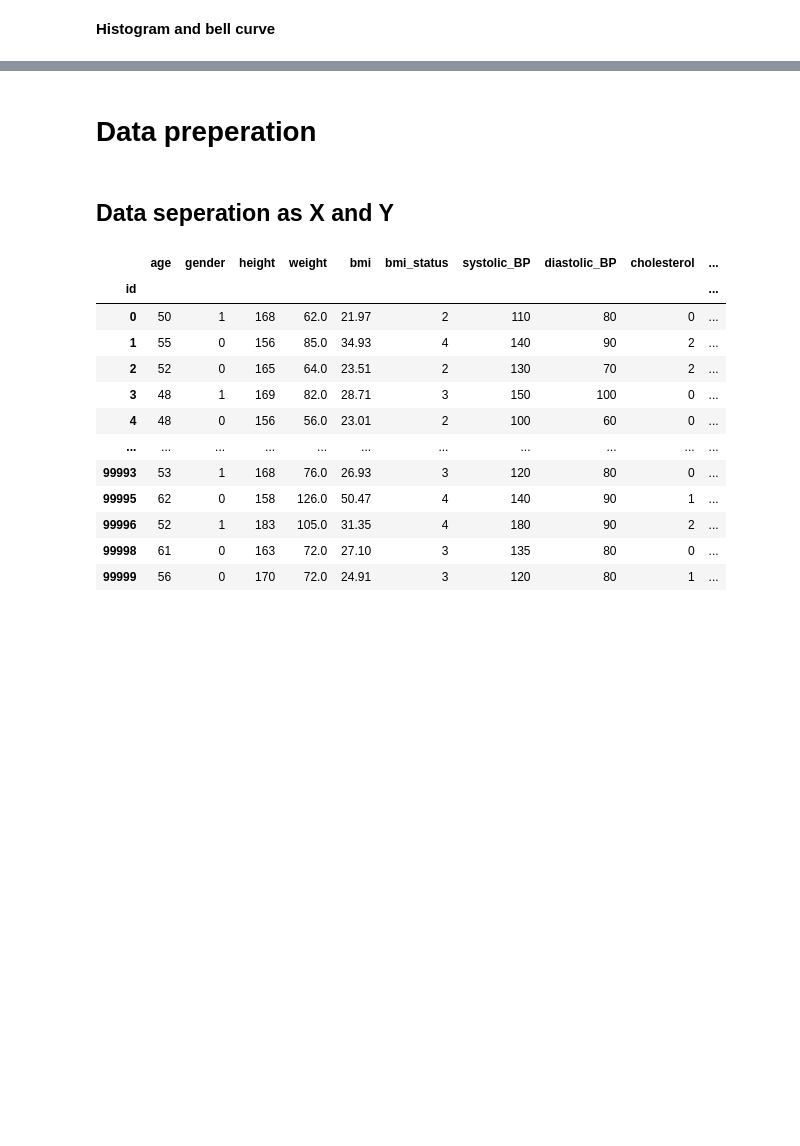
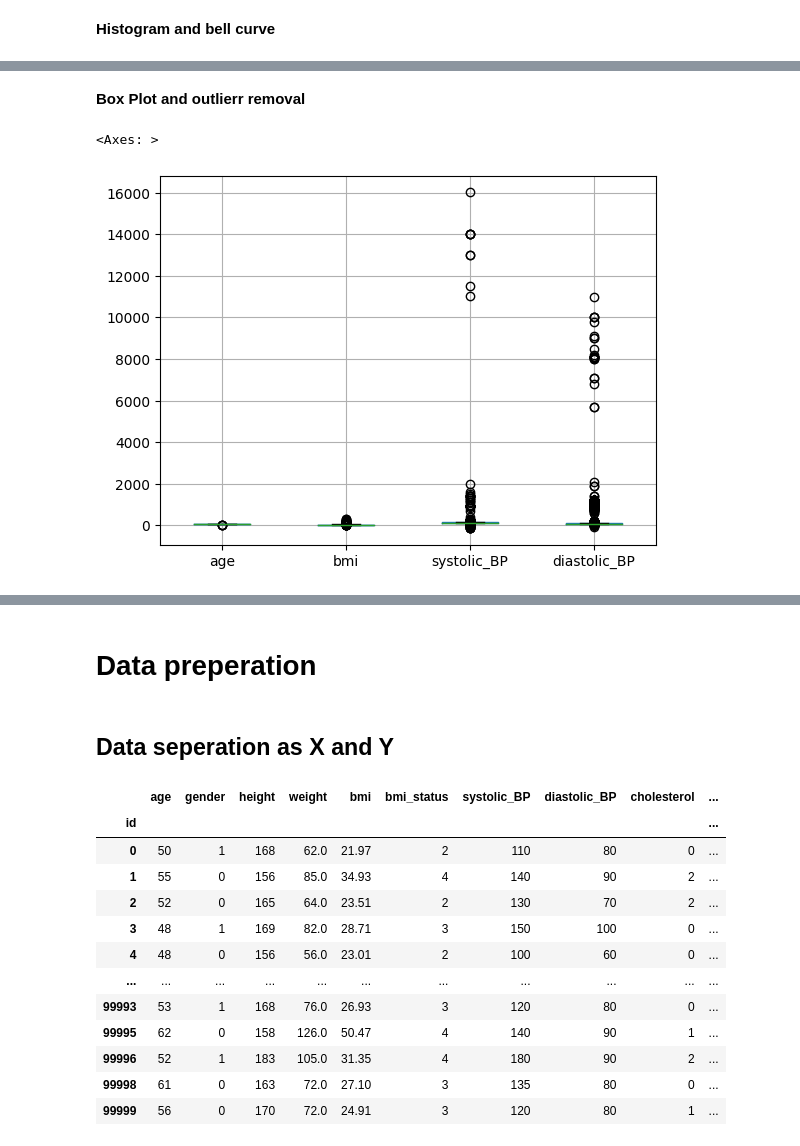
Before and after one commit to tasheera/CVD_Risk_Analyser, a Jupyter notebook: Copy_of_CardioVascularDieseaseRiskAssesssmentModel.ipynb, the cells around one changed output, grey strips where cells are left out. Drawn from its saved outputs; the diff is of its cells as text; code cells hidden in the pictures; blank space fills up the shorter version.

```diff
--- a/Copy_of_CardioVascularDieseaseRiskAssesssmentModel.ipynb
+++ b/Copy_of_CardioVascularDieseaseRiskAssesssmentModel.ipynb
@@ -132,0 +168,8 @@ plt.show()
+# %% [markdown]
+**Box Plot and outlierr removal**
+# %%
+numeric_data = cvd_data[["age", "bmi", "systolic_BP","diastolic_BP"]]
+numeric_data.boxplot()
+# %% [output]
+<Axes: >
+[figure, added]
```
Also changed, not shown: parts of 47 cells of this notebook.
